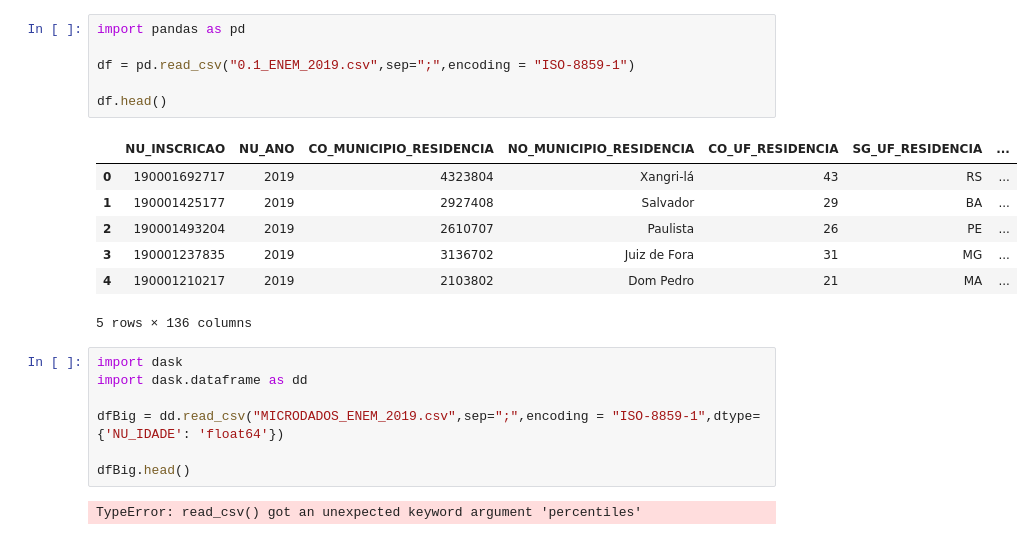
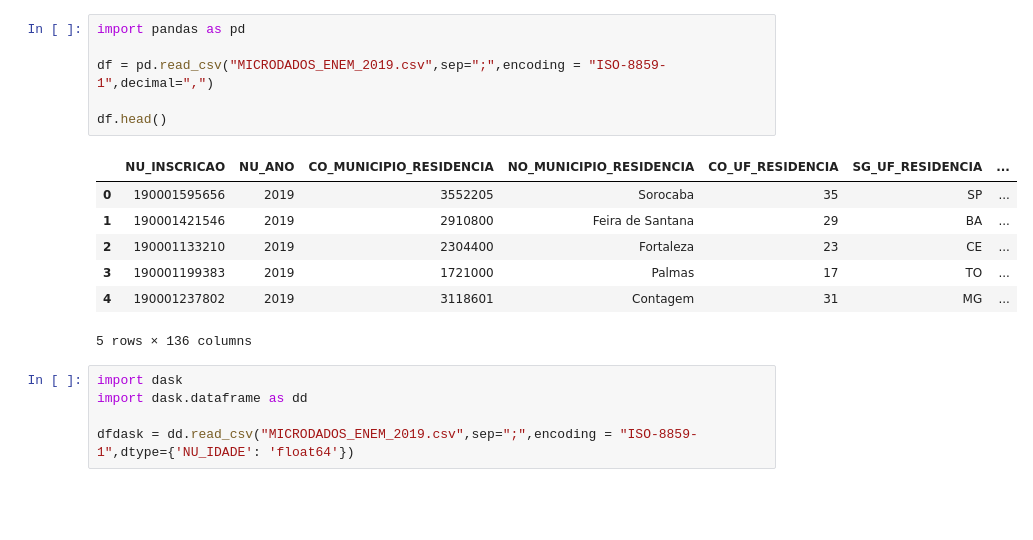
Before and after one commit to Bissiatti/Analise_dados_ENEM, a Jupyter notebook: exploreData.ipynb, the cells around one changed output. Saved outputs shown, nothing was run; the diff lists cells and outputs as text; blank space fills up the shorter version.

```diff
--- a/exploreData.ipynb
+++ b/exploreData.ipynb
@@ -1,23 +1,19 @@
 # %%
 import pandas as pd
 
-df = pd.read_csv("0.1_ENEM_2019.csv",sep=";",encoding = "ISO-8859-1")
+df = pd.read_csv("MICRODADOS_ENEM_2019.csv",sep=";",encoding = "ISO-8859-1",decimal=",")
 
 df.head()
 # %% [output]
 |  | NU_INSCRICAO | NU_ANO | CO_MUNICIPIO_RESIDENCIA | NO_MUNICIPIO_RESIDENCIA | CO_UF_RESIDENCIA | SG_UF_RESIDENCIA | ... |
-| 0 | 190001692717 | 2019 | 4323804 | Xangri-lá | 43 | RS | ... |
-| 1 | 190001425177 | 2019 | 2927408 | Salvador | 29 | BA | ... |
-| 2 | 190001493204 | 2019 | 2610707 | Paulista | 26 | PE | ... |
-| 3 | 190001237835 | 2019 | 3136702 | Juiz de Fora | 31 | MG | ... |
-| 4 | 190001210217 | 2019 | 2103802 | Dom Pedro | 21 | MA | ... |
+| 0 | 190001595656 | 2019 | 3552205 | Sorocaba | 35 | SP | ... |
+| 1 | 190001421546 | 2019 | 2910800 | Feira de Santana | 29 | BA | ... |
+| 2 | 190001133210 | 2019 | 2304400 | Fortaleza | 23 | CE | ... |
+| 3 | 190001199383 | 2019 | 1721000 | Palmas | 17 | TO | ... |
+| 4 | 190001237802 | 2019 | 3118601 | Contagem | 31 | MG | ... |
 5 rows × 136 columns
 # %%
 import dask
 import dask.dataframe as dd
 
-dfBig = dd.read_csv("MICRODADOS_ENEM_2019.csv",sep=";",encoding = "ISO-8859-1",dtype={'NU_IDADE': 'float64'})
-
-dfBig.head()
+dfdask = dd.read_csv("MICRODADOS_ENEM_2019.csv",sep=";",encoding = "ISO-8859-1",dtype={'NU_IDADE': 'float64'})
-# %% [output]
-TypeError: read_csv() got an unexpected keyword argument 'percentiles'
```
Also changed, not shown: parts of 9 cells of this notebook, 1 other file.
